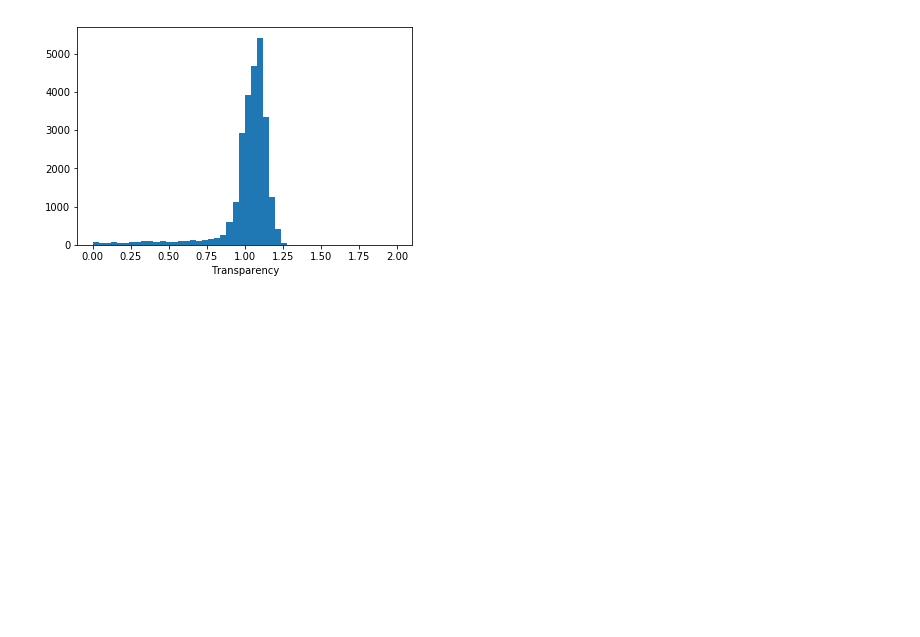
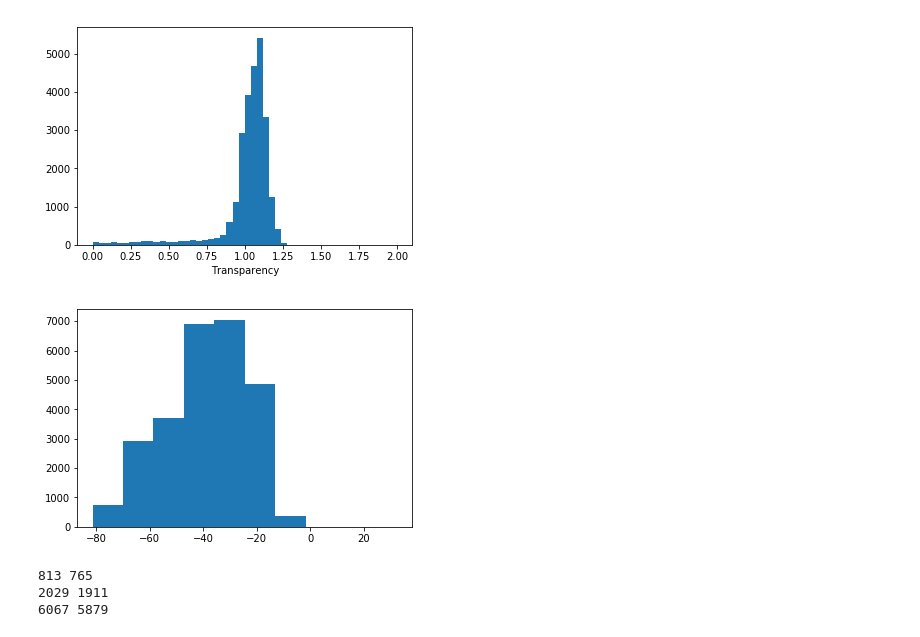
Before and after one commit to belaa/sky-brightness, a Jupyter notebook: DECaLS Sky Brightness.ipynb, the cells around one changed output. Cells and saved outputs as stored; diff of their text form; code cells hidden in the pictures; blank space fills up the shorter version.

```diff
--- a/DECaLS Sky Brightness.ipynb
+++ b/DECaLS Sky Brightness.ipynb
@@ -70,0 +182,12 @@ t_z = t[sel_z]
+# %%
+plt.hist(t['SUNALT']);
+# %% [output]
+[figure, added]
+# %%
+print(len(t['SKYBR'][sel_g][gtransp]), len(t['SKYBR'][sel_g][gtransp][gsun_alt]))
+print(len(t['SKYBR'][sel_r][rtransp]), len(t['SKYBR'][sel_r][rtransp][rsun_alt]))
+print(len(t['SKYBR'][sel_z][ztransp]), len(t['SKYBR'][sel_z][ztransp][zsun_alt]))
+# %% [output]
+813 765
+2029 1911
+6067 5879
```
Also changed, not shown: parts of 25 cells of this notebook, 1 other file.
